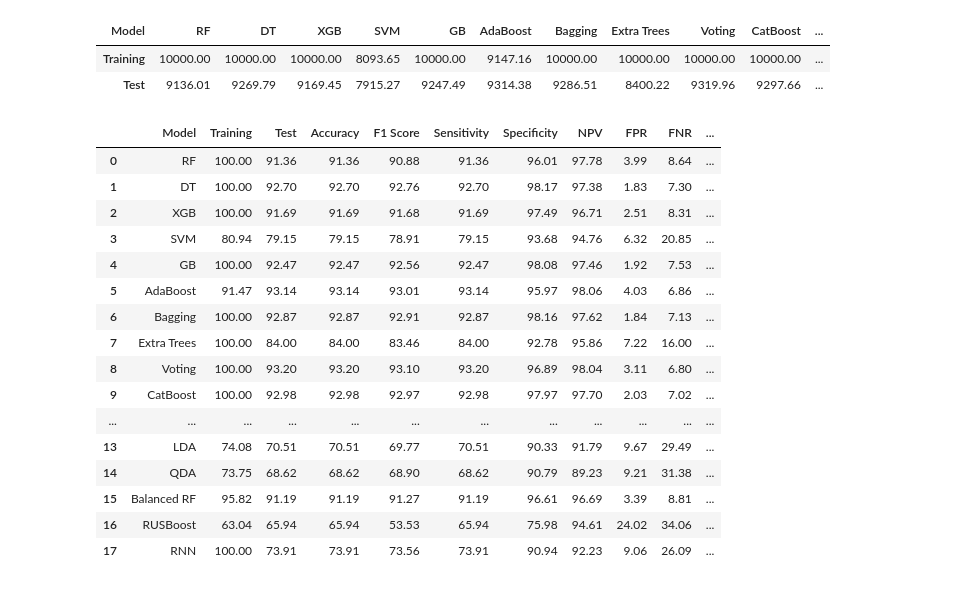
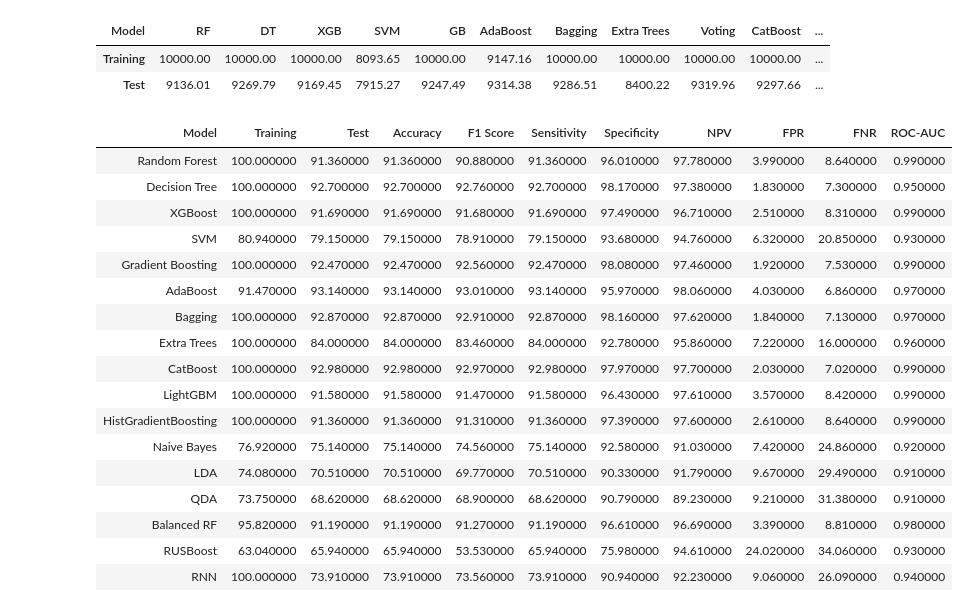
Before and after one commit to samifahim07/EduIntel-Intelligent-Student-Performance-Analytics, a Jupyter notebook: student-performance.ipynb, the cells around one changed output. Drawn from its saved outputs; the diff is of its cells as text; code cells hidden in the pictures.

```diff
--- a/student-performance.ipynb
+++ b/student-performance.ipynb
@@ -3543,9 +3543,9 @@ df
 # %%
 table = {
     "Model": [
-        "RF", "DT", "XGB", "SVM", "GB",
+        "Random Forest", "Decision Tree", "XGBoost", "SVM", "Gradient Boosting",
         "AdaBoost", "Bagging", "Extra Trees",
-        "Voting", "CatBoost", "LightGBM",
+        "CatBoost", "LightGBM",
         "HistGradientBoosting", "Naive Bayes",
         "LDA", "QDA", "Balanced RF",
         "RUSBoost", "RNN"
@@ -3560,7 +3560,6 @@ table = {
         ada.score(xtrain, ytrain) * 100,
         bc.score(xtrain, ytrain) * 100,
         etc.score(xtrain, ytrain) * 100,
-        vt.score(xtrain, ytrain) * 100,
         cat.score(xtrain, ytrain) * 100,
         lgbm.score(xtrain, ytrain) * 100,
         hgb.score(xtrain, ytrain) * 100,
@@ -3581,7 +3580,6 @@ table = {
         ada.score(xtest, ytest) * 100,
         bc.score(xtest, ytest) * 100,
         etc.score(xtest, ytest) * 100,
-        vt.score(xtest, ytest) * 100,
         cat.score(xtest, ytest) * 100,
         lgbm.score(xtest, ytest) * 100,
         hgb.score(xtest, ytest) * 100,
@@ -3595,80 +3593,82 @@ table = {
 
     "Accuracy": [
         91.3601, 92.6979, 91.6945, 79.1527, 92.4749,
-        93.1438, 92.8651, 84.0022, 93.1996, 92.9766,
+        93.1438, 92.8651, 84.0022, 92.9766,
         91.5831, 91.3601, 75.1394, 70.5128, 68.6176,
         91.1929, 65.9420, 73.9130
     ],
 
     "F1 Score": [
         90.8795, 92.7644, 91.6796, 78.9125, 92.5637,
-        93.0132, 92.9139, 83.4604, 93.1025, 92.9732,
+        93.0132, 92.9139, 83.4604, 92.9732,
         91.4697, 91.3113, 74.5552, 69.7747, 68.9020,
         91.2672, 53.5301, 73.5574
     ],
 
     "Sensitivity": [
         91.3601, 92.6979, 91.6945, 79.1527, 92.4749,
-        93.1438, 92.8651, 84.0022, 93.1996, 92.9766,
+        93.1438, 92.8651, 84.0022, 92.9766,
         91.5831, 91.3601, 75.1394, 70.5128, 68.6176,
         91.1929, 65.9420, 73.9130
     ],
 
     "Specificity": [
         96.0079, 98.1727, 97.4891, 93.6813, 98.0789,
-        95.9669, 98.1586, 92.7842, 96.8869, 97.9729,
+        95.9669, 98.1586, 92.7842, 97.9729,
         96.4347, 97.3944, 92.5814, 90.3296, 90.7852,
         96.6054, 75.9803, 90.9394
     ],
 
     "NPV": [
         97.7772, 97.3761, 96.7085, 94.7607, 97.4610,
-        98.0648, 97.6163, 95.8561, 98.0351, 97.7047,
+        98.0648, 97.6163, 95.8561, 97.7047,
         97.6121, 97.5990, 91.0328, 91.7868, 89.2338,
         96.6895, 94.6143, 92.2342
     ],
 
     "FPR": [
         3.9921, 1.8273, 2.5109, 6.3187, 1.9211,
-        4.0331, 1.8414, 7.2158, 3.1131, 2.0271,
+        4.0331, 1.8414, 7.2158, 2.0271,
         3.5653, 2.6056, 7.4186, 9.6704, 9.2148,
         3.3946, 24.0197, 9.0606
     ],
 
     "FNR": [
         8.6399, 7.3021, 8.3055, 20.8473, 7.5251,
-        6.8562, 7.1349, 15.9978, 6.8004, 7.0234,
+        6.8562, 7.1349, 15.9978, 7.0234,
         8.4169, 8.6399, 24.8606, 29.4872, 31.3824,
         8.8071, 34.0580, 26.0870
     ],
 
     "ROC-AUC": [
         0.9868, 0.9544, 0.9928, 0.9286, 0.9902,
-        0.9705, 0.9705, 0.9637, 0.9892, 0.9941,
+        0.9705, 0.9705, 0.9637, 0.9941,
         0.9941, 0.9922, 0.9230, 0.9109, 0.9061,
         0.9805, 0.9342, 0.9369
     ]
 }
 
 df = pd.DataFrame(table)
+
+df = df.round(2)
+
 df.style.hide(axis="index")
-df = df.round(2)
-df
 # %% [output]
-|  | Model | Training | Test | Accuracy | F1 Score | Sensitivity | Specificity | NPV | FPR | FNR | ... |
-| 0 | RF | 100.00 | 91.36 | 91.36 | 90.88 | 91.36 | 96.01 | 97.78 | 3.99 | 8.64 | ... |
-| 1 | DT | 100.00 | 92.70 | 92.70 | 92.76 | 92.70 | 98.17 | 97.38 | 1.83 | 7.30 | ... |
-| 2 | XGB | 100.00 | 91.69 | 91.69 | 91.68 | 91.69 | 97.49 | 96.71 | 2.51 | 8.31 | ... |
-| 3 | SVM | 80.94 | 79.15 | 79.15 | 78.91 | 79.15 | 93.68 | 94.76 | 6.32 | 20.85 | ... |
-| 4 | GB | 100.00 | 92.47 | 92.47 | 92.56 | 92.47 | 98.08 | 97.46 | 1.92 | 7.53 | ... |
-| 5 | AdaBoost | 91.47 | 93.14 | 93.14 | 93.01 | 93.14 | 95.97 | 98.06 | 4.03 | 6.86 | ... |
-| 6 | Bagging | 100.00 | 92.87 | 92.87 | 92.91 | 92.87 | 98.16 | 97.62 | 1.84 | 7.13 | ... |
-| 7 | Extra Trees | 100.00 | 84.00 | 84.00 | 83.46 | 84.00 | 92.78 | 95.86 | 7.22 | 16.00 | ... |
-| 8 | Voting | 100.00 | 93.20 | 93.20 | 93.10 | 93.20 | 96.89 | 98.04 | 3.11 | 6.80 | ... |
-| 9 | CatBoost | 100.00 | 92.98 | 92.98 | 92.97 | 92.98 | 97.97 | 97.70 | 2.03 | 7.02 | ... |
-| ... | ... | ... | ... | ... | ... | ... | ... | ... | ... | ... | ... |
-| 13 | LDA | 74.08 | 70.51 | 70.51 | 69.77 | 70.51 | 90.33 | 91.79 | 9.67 | 29.49 | ... |
-| 14 | QDA | 73.75 | 68.62 | 68.62 | 68.90 | 68.62 | 90.79 | 89.23 | 9.21 | 31.38 | ... |
-| 15 | Balanced RF | 95.82 | 91.19 | 91.19 | 91.27 | 91.19 | 96.61 | 96.69 | 3.39 | 8.81 | ... |
-| 16 | RUSBoost | 63.04 | 65.94 | 65.94 | 53.53 | 65.94 | 75.98 | 94.61 | 24.02 | 34.06 | ... |
-| 17 | RNN | 100.00 | 73.91 | 73.91 | 73.56 | 73.91 | 90.94 | 92.23 | 9.06 | 26.09 | ... |
+| Model | Training | Test | Accuracy | F1 Score | Sensitivity | Specificity | NPV | FPR | FNR | ROC-AUC |
+| Random Forest | 100.000000 | 91.360000 | 91.360000 | 90.880000 | 91.360000 | 96.010000 | 97.780000 | 3.990000 | 8.640000 | 0.990000 |
+| Decision Tree | 100.000000 | 92.700000 | 92.700000 | 92.760000 | 92.700000 | 98.170000 | 97.380000 | 1.830000 | 7.300000 | 0.950000 |
+| XGBoost | 100.000000 | 91.690000 | 91.690000 | 91.680000 | 91.690000 | 97.490000 | 96.710000 | 2.510000 | 8.310000 | 0.990000 |
+| SVM | 80.940000 | 79.150000 | 79.150000 | 78.910000 | 79.150000 | 93.680000 | 94.760000 | 6.320000 | 20.850000 | 0.930000 |
+| Gradient Boosting | 100.000000 | 92.470000 | 92.470000 | 92.560000 | 92.470000 | 98.080000 | 97.460000 | 1.920000 | 7.530000 | 0.990000 |
+| AdaBoost | 91.470000 | 93.140000 | 93.140000 | 93.010000 | 93.140000 | 95.970000 | 98.060000 | 4.030000 | 6.860000 | 0.970000 |
+| Bagging | 100.000000 | 92.870000 | 92.870000 | 92.910000 | 92.870000 | 98.160000 | 97.620000 | 1.840000 | 7.130000 | 0.970000 |
+| Extra Trees | 100.000000 | 84.000000 | 84.000000 | 83.460000 | 84.000000 | 92.780000 | 95.860000 | 7.220000 | 16.000000 | 0.960000 |
+| CatBoost | 100.000000 | 92.980000 | 92.980000 | 92.970000 | 92.980000 | 97.970000 | 97.700000 | 2.030000 | 7.020000 | 0.990000 |
+| LightGBM | 100.000000 | 91.580000 | 91.580000 | 91.470000 | 91.580000 | 96.430000 | 97.610000 | 3.570000 | 8.420000 | 0.990000 |
+| HistGradientBoosting | 100.000000 | 91.360000 | 91.360000 | 91.310000 | 91.360000 | 97.390000 | 97.600000 | 2.610000 | 8.640000 | 0.990000 |
+| Naive Bayes | 76.920000 | 75.140000 | 75.140000 | 74.560000 | 75.140000 | 92.580000 | 91.030000 | 7.420000 | 24.860000 | 0.920000 |
+| LDA | 74.080000 | 70.510000 | 70.510000 | 69.770000 | 70.510000 | 90.330000 | 91.790000 | 9.670000 | 29.490000 | 0.910000 |
+| QDA | 73.750000 | 68.620000 | 68.620000 | 68.900000 | 68.620000 | 90.790000 | 89.230000 | 9.210000 | 31.380000 | 0.910000 |
+| Balanced RF | 95.820000 | 91.190000 | 91.190000 | 91.270000 | 91.190000 | 96.610000 | 96.690000 | 3.390000 | 8.810000 | 0.980000 |
+| RUSBoost | 63.040000 | 65.940000 | 65.940000 | 53.530000 | 65.940000 | 75.980000 | 94.610000 | 24.020000 | 34.060000 | 0.930000 |
+| RNN | 100.000000 | 73.910000 | 73.910000 | 73.560000 | 73.910000 | 90.940000 | 92.230000 | 9.060000 | 26.090000 | 0.940000 |
```
